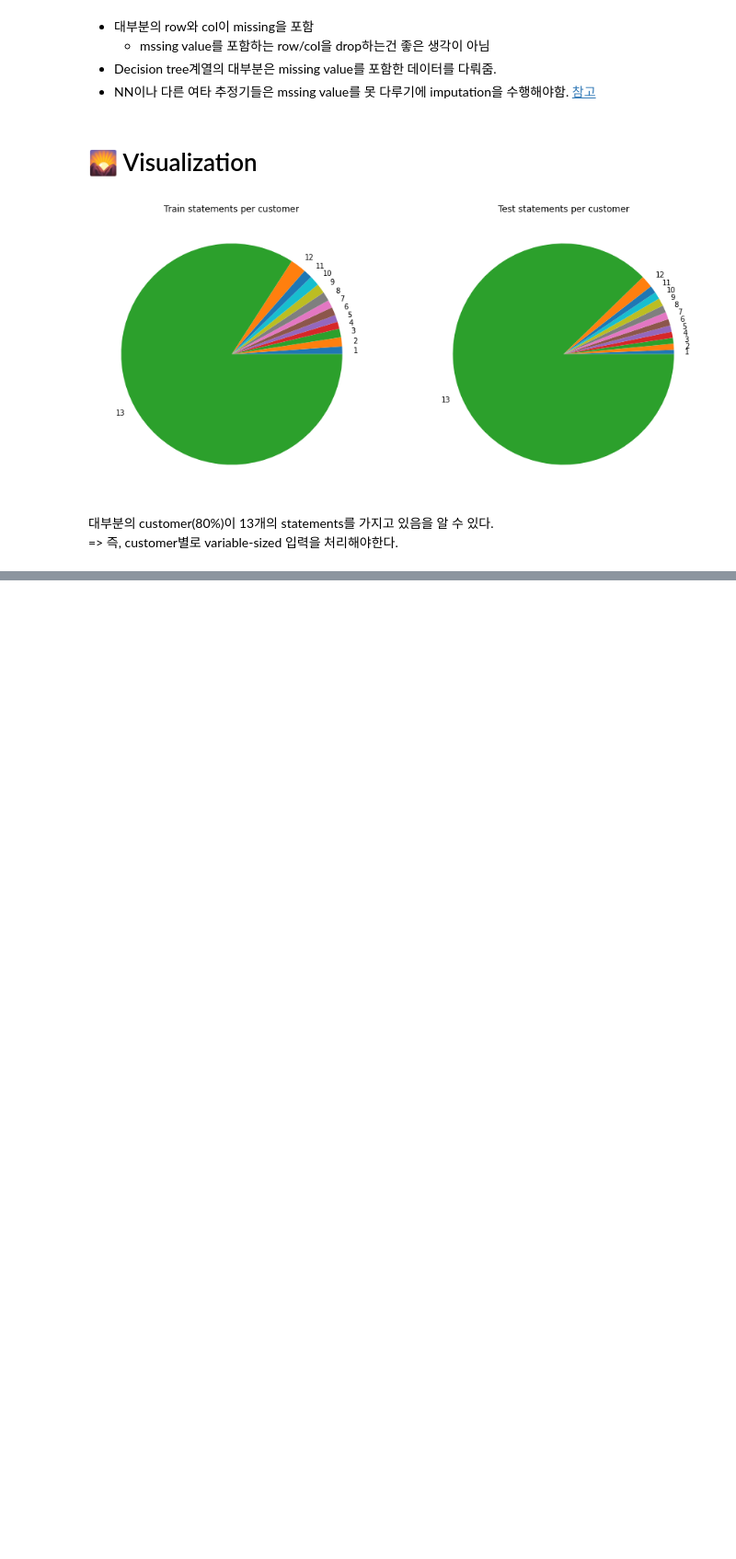
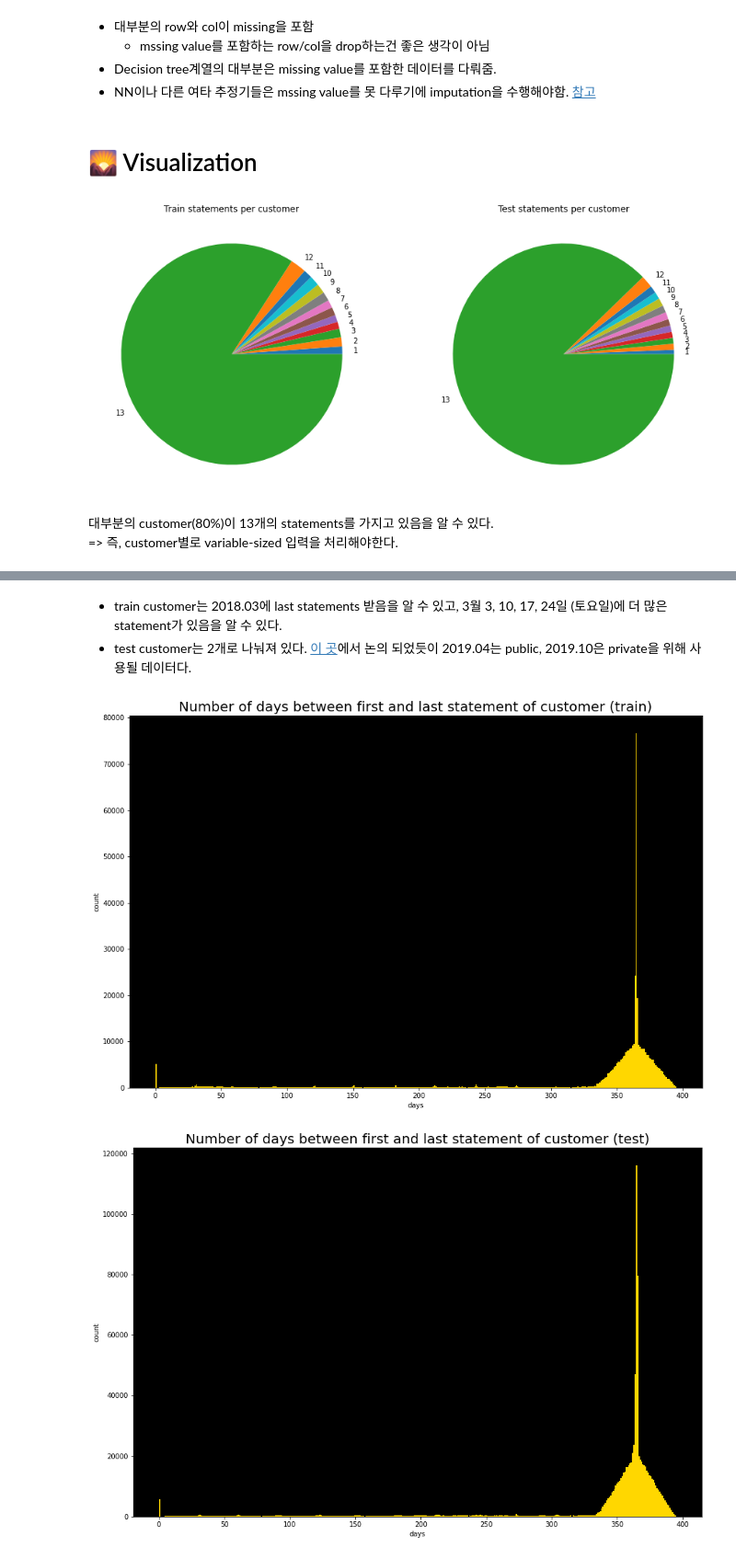
Before and after one commit to YeonghyeonKim/kaggle_2022American-Express-Default-Prediction, a Jupyter notebook: amex-eda.ipynb, the cells around one changed output, grey strips where cells are left out. Shown at 92% size. Drawn from its saved outputs; the diff is of its cells as text; code cells hidden in the pictures; blank space fills up the shorter version.

Commit message:
Kaggle Notebook | AMEX EDA | Version 4

```diff
--- a/amex-eda.ipynb
+++ b/amex-eda.ipynb
@@ -148,0 +171,28 @@ plt.show()
+# %% [markdown]
+- train customer는 2018.03에 last statements 받음을 알 수 있고, 3월 3, 10, 17, 24일 (토요일)에 더 많은 statement가 있음을 알 수 있다.
+- test customer는 2개로 나눠져 있다. [이 곳](https://www.kaggle.com/competitions/amex-default-prediction/discussion/327602)에서 논의 되었듯이 2019.04는 public, 2019.10은 private을 위해 사용될 데이터다.
+# %%
+tmp = train_data.S_2.groupby(train_data.customer_ID).agg(['max', 'min'])
+plt.figure(figsize=(15,10))
+
+plt.hist((tmp['max'] - tmp['min']).dt.days, bins=400, color='#ffd700')
+plt.xlabel('days')
+plt.ylabel('count')
+plt.title('Number of days between first and last statement of customer (train)', fontsize=20)
+plt.gca().set_facecolor('#000000')
+plt.show()
+del tmp
+
+tmp = test_data.S_2.groupby(test_data.customer_ID).agg(['max', 'min'])
+plt.figure(figsize=(15,10))
+
+plt.hist((tmp['max'] - tmp['min']).dt.days, bins=400, color='#ffd700')
+plt.xlabel('days')
+plt.ylabel('count')
+plt.title('Number of days between first and last statement of customer (test)', fontsize=20)
+plt.gca().set_facecolor('#000000')
+plt.show()
+del tmp
+# %% [output]
+[figure, added]
+[figure, added]
```
Also changed, not shown: parts of 5 cells of this notebook.
